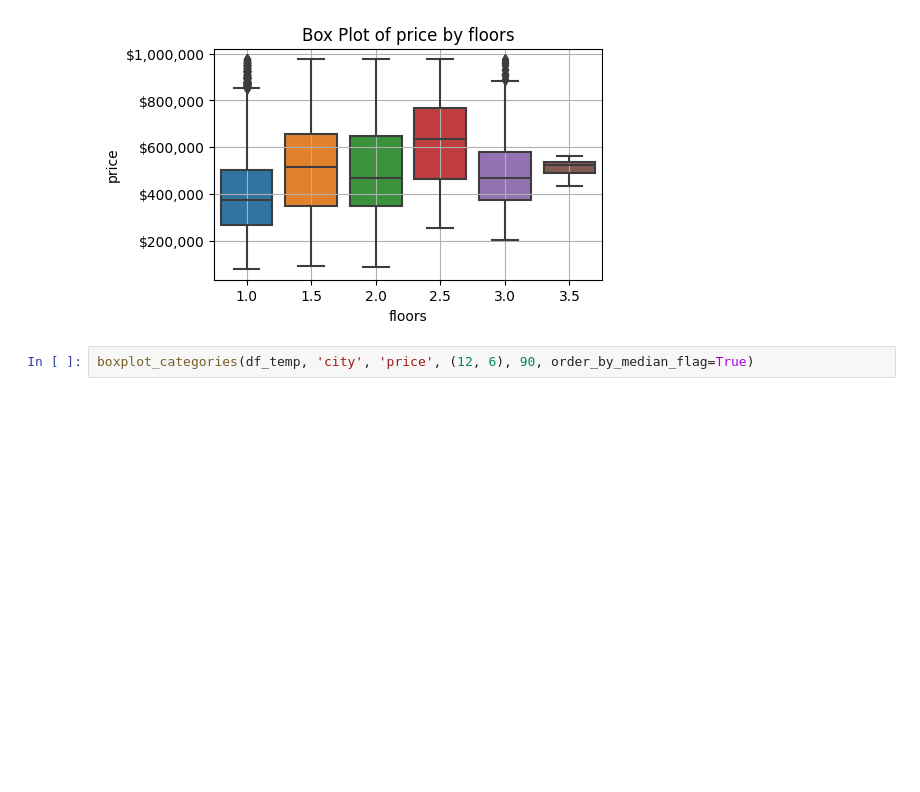
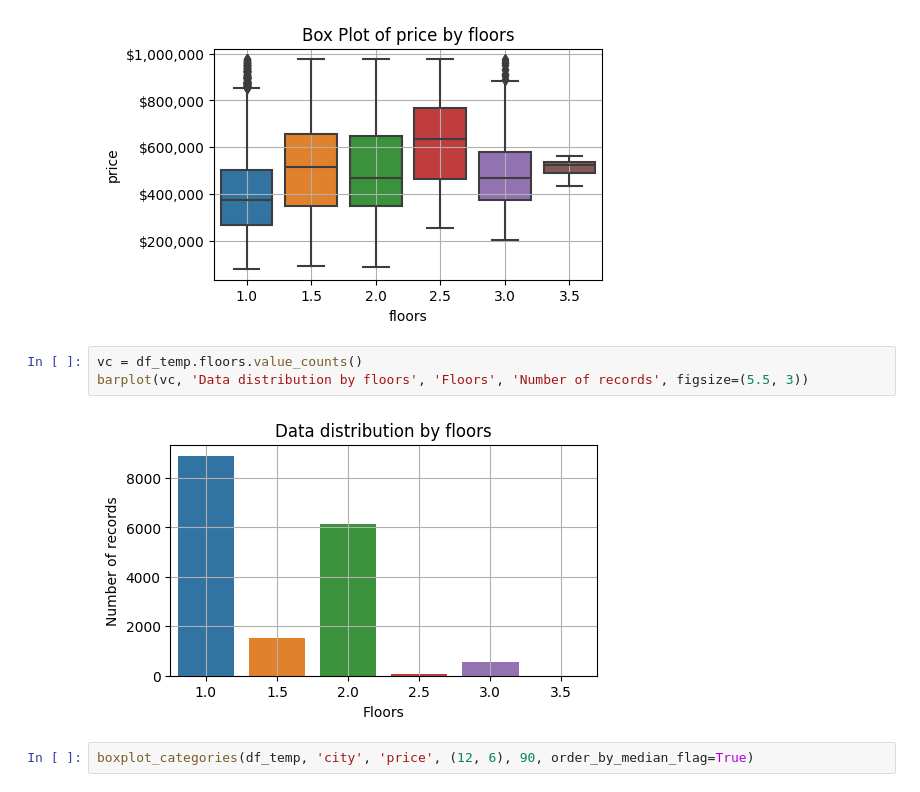
Before and after one commit to AurelPap/apartment-hunter, a Jupyter notebook: data-processing.ipynb, the cells around one changed output. Saved outputs shown, nothing was run; the diff lists cells and outputs as text; blank space fills up the shorter version.

Commit message:
imbalanced-variable-floors

```diff
--- a/data-processing.ipynb
+++ b/data-processing.ipynb
@@ -932,6 +932,11 @@ boxplot_categories(df_temp, 'grade', 'price', (6, 3))
 boxplot_categories(df_temp, 'floors', 'price', (5, 3))
 # %% [output]
 [figure]
+# %%
+vc = df_temp.floors.value_counts()
+barplot(vc, 'Data distribution by floors', 'Floors', 'Number of records', figsize=(5.5, 3))
+# %% [output]
+[figure, added]
 # %%
 boxplot_categories(df_temp, 'city', 'price', (12, 6), 90, order_by_median_flag=True)
 # %% [output]
```
